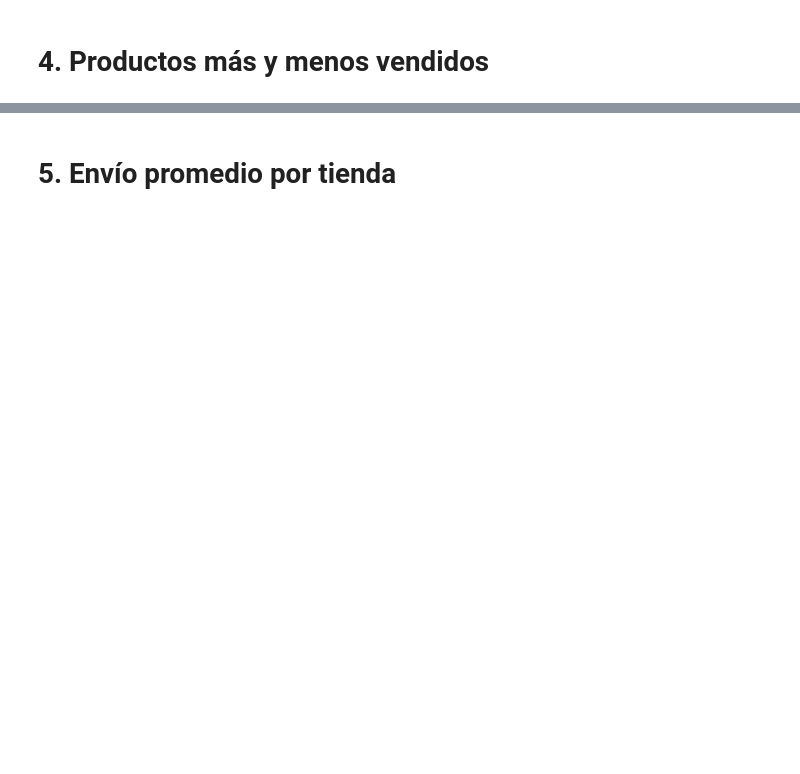
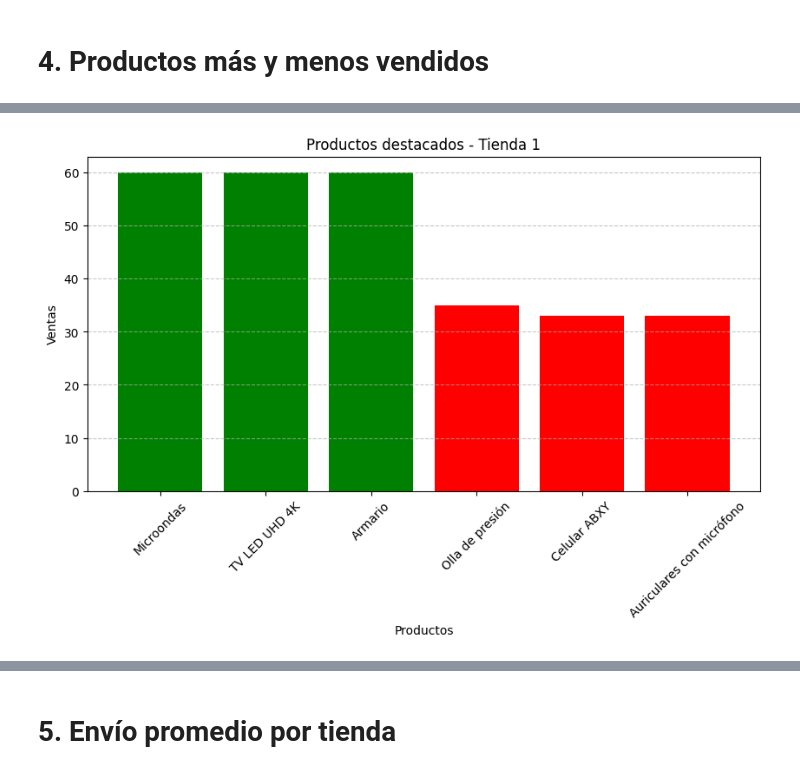
Before and after one commit to jimenaCastro73/challenge-alura-store, a Jupyter notebook: AluraStoreLatam.ipynb, the cells around one changed output, grey strips where cells are left out. Saved outputs shown, nothing was run; the diff lists cells and outputs as text; code cells hidden in the pictures; blank space fills up the shorter version.

```diff
--- a/AluraStoreLatam.ipynb
+++ b/AluraStoreLatam.ipynb
@@ -31,0 +351,82 @@ tienda.head()
+# %%
+def analizar_productos_vendidos(tienda, nombre_tienda):
+    # 1. Obtener lista de productos
+    productos = tienda['Producto'].tolist()
+
+    # 2. Contar ventas por producto (dict comprehension)
+    conteo = {producto: productos.count(producto) for producto in set(productos)}
+
+    # 3. Ordenar productos por cantidad vendida (lista de tuplas)
+    productos_ordenados = sorted(conteo.items(), key=lambda x: x[1], reverse=True)
+
+    # 4. Obtener top 3 y peores 3 productos
+    top_3 = productos_ordenados[:3]
+    peores_3 = productos_ordenados[-3:]
+
+    # 5. Resultados en diccionario
+    resultados = {
+        'tienda': nombre_tienda,
+        'total_ventas': len(productos),
+        'productos_unicos': len(conteo),
+        'producto_mas_vendido': top_3[0],
+        'producto_menos_vendido': peores_3[0],
+        'top_3': top_3,
+        'peores_3': peores_3
+    }
+
+    return resultados
+
+def mostrar_resultados(resultados):
+    print(f"\n{'='*40}")
+    print(f"ANÁLISIS - {resultados['tienda']}")
+    print(f"{'='*40}")
+    print(f"Total ventas: {resultados['total_ventas']}")
+    print(f"Productos únicos: {resultados['productos_unicos']}")
+    print(f"\nPRODUCTO MÁS VENDIDO:")
+    print(f"{resultados['producto_mas_vendido'][0]} - {resultados['producto_mas_vendido'][1]} ventas")
+
+    print(f"\nPRODUCTO MENOS VENDIDO:")
+    print(f"{resultados['producto_menos_vendido'][0]} - {resultados['producto_menos_vendido'][1]} ventas")
+
+    print("\nTOP 3 PRODUCTOS:")
+    for i, (producto, cantidad) in enumerate(resultados['top_3'], 1):
+        print(f"{i}. {producto} - {cantidad} ventas")
+
+    print("\n⚠️ PRODUCTOS CON MENOS VENTAS:")
+    for i, (producto, cantidad) in enumerate(resultados['peores_3'], 1):
+        print(f"{i}. {producto} - {cantidad} ventas")
+
+def graficar_resultados(resultados):
+    # Preparar datos para el gráfico
+    productos = [item[0] for item in resultados['top_3'] + resultados['peores_3']]
+    ventas = [item[1] for item in resultados['top_3'] + resultados['peores_3']]
+    colores = ['green']*3 + ['red']*3  # Verde para top, rojo para peores
+
+    # Crear gráfico de barras
+    plt.figure(figsize=(10, 5))
+    plt.bar(productos, ventas, color=colores)
+    plt.title(f"Productos destacados - {resultados['tienda']}")
+    plt.xlabel("Productos")
+    plt.ylabel("Ventas")
+    plt.xticks(rotation=45)
+    plt.grid(axis='y', linestyle='--', alpha=0.7)
+    plt.show()
+
+# Uso con las 4 tiendas
+tiendas = {
+    "Tienda 1": tienda,
+    "Tienda 2": tienda2,
+    "Tienda 3": tienda3,
+    "Tienda 4": tienda4
+}
+
+for nombre, df_tienda in tiendas.items():
+    # 1. Analizar
+    resultados = analizar_productos_vendidos(df_tienda, nombre)
+
+    # 2. Mostrar en consola
+    mostrar_resultados(resultados)
+
+    # 3. Graficar
+    graficar_resultados(resultados)
+# %% [output]
@@ -31,0 +450 @@ tienda.head()
+[figure, added]
```
Also changed, not shown: parts of 28 cells of this notebook.
